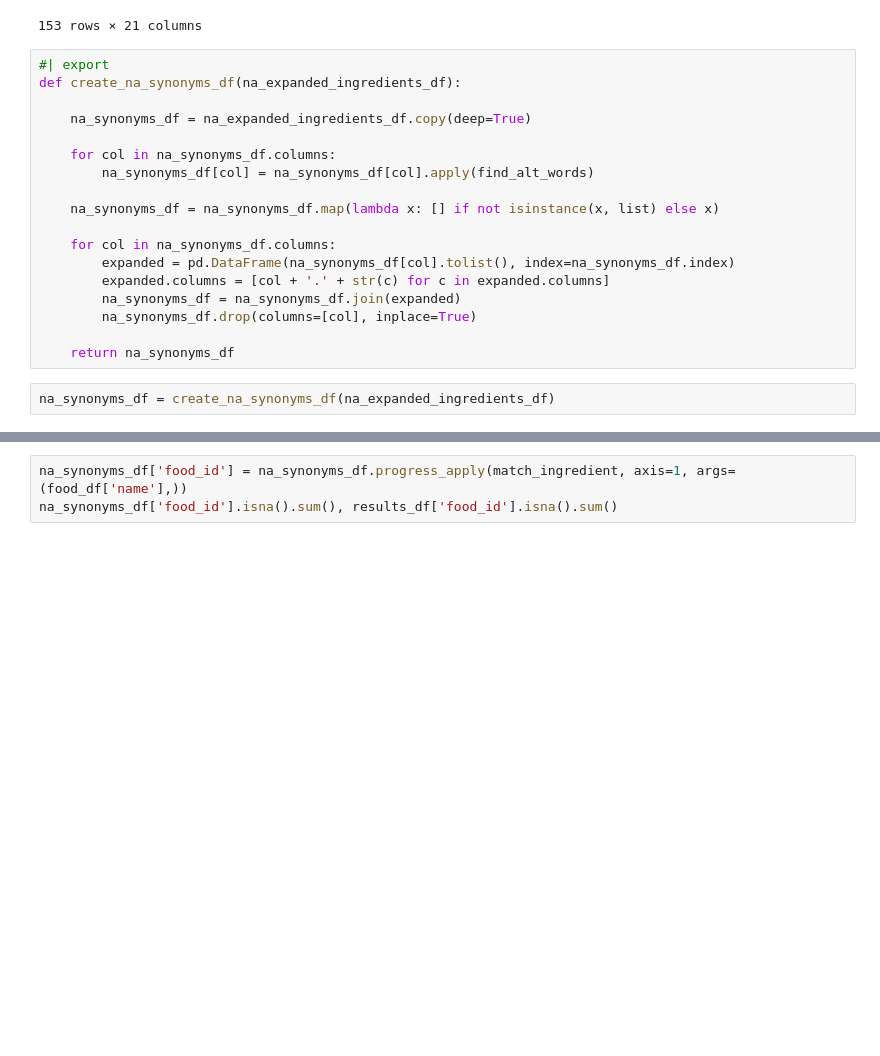
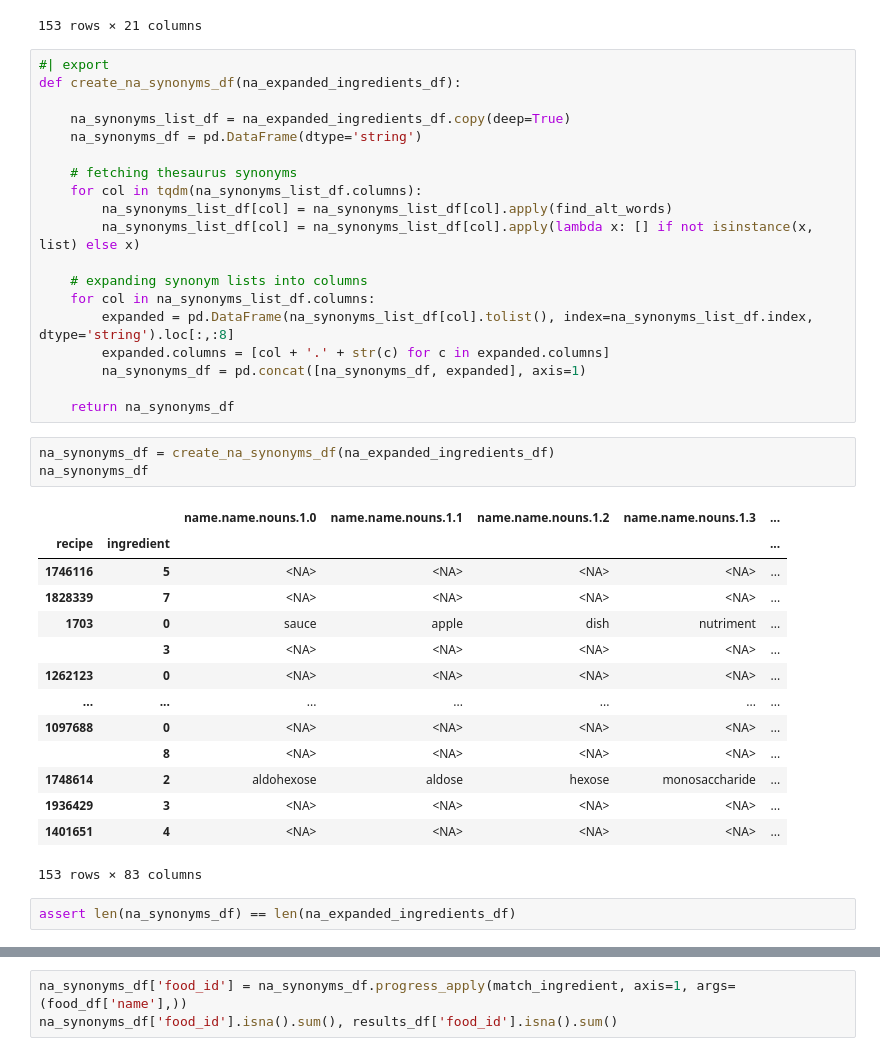
Before and after one commit to stephankostov/recipe-generator-dataset, a Jupyter notebook: notebooks/09-molecule-db-match.ipynb, the cells around one changed output, grey strips where cells are left out. Cells and saved outputs as stored; diff of their text form; blank space fills up the shorter version.

```diff
--- a/notebooks/09-molecule-db-match.ipynb
+++ b/notebooks/09-molecule-db-match.ipynb
@@ -340,19 +341,38 @@ na_expanded_ingredients_df
 #| export
 def create_na_synonyms_df(na_expanded_ingredients_df):
 
-    na_synonyms_df = na_expanded_ingredients_df.copy(deep=True)
+    na_synonyms_list_df = na_expanded_ingredients_df.copy(deep=True)
+    na_synonyms_df = pd.DataFrame(dtype='string')
 
-    for col in na_synonyms_df.columns:
-        na_synonyms_df[col] = na_synonyms_df[col].apply(find_alt_words)
+    # fetching thesaurus synonyms
+    for col in tqdm(na_synonyms_list_df.columns):
+        na_synonyms_list_df[col] = na_synonyms_list_df[col].apply(find_alt_words)
+        na_synonyms_list_df[col] = na_synonyms_list_df[col].apply(lambda x: [] if not isinstance(x, list) else x)
 
-    na_synonyms_df = na_synonyms_df.map(lambda x: [] if not isinstance(x, list) else x)
-
-    for col in na_synonyms_df.columns:
-        expanded = pd.DataFrame(na_synonyms_df[col].tolist(), index=na_synonyms_df.index)
+    # expanding synonym lists into columns
+    for col in na_synonyms_list_df.columns:
+        expanded = pd.DataFrame(na_synonyms_list_df[col].tolist(), index=na_synonyms_list_df.index, dtype='string').loc[:,:8]
         expanded.columns = [col + '.' + str(c) for c in expanded.columns]
-        na_synonyms_df = na_synonyms_df.join(expanded)
-        na_synonyms_df.drop(columns=[col], inplace=True)
+        na_synonyms_df = pd.concat([na_synonyms_df, expanded], axis=1)
 
     return na_synonyms_df
 # %%
 na_synonyms_df = create_na_synonyms_df(na_expanded_ingredients_df)
+na_synonyms_df
+# %% [output]
+|  |  | name.name.nouns.1.0 | name.name.nouns.1.1 | name.name.nouns.1.2 | name.name.nouns.1.3 | ... |
+| recipe | ingredient |  |  |  |  | ... |
+| 1746116 | 5 | <NA> | <NA> | <NA> | <NA> | ... |
+| 1828339 | 7 | <NA> | <NA> | <NA> | <NA> | ... |
+| 1703 | 0 | sauce | apple | dish | nutriment | ... |
+|  | 3 | <NA> | <NA> | <NA> | <NA> | ... |
+| 1262123 | 0 | <NA> | <NA> | <NA> | <NA> | ... |
+| ... | ... | ... | ... | ... | ... | ... |
+| 1097688 | 0 | <NA> | <NA> | <NA> | <NA> | ... |
+|  | 8 | <NA> | <NA> | <NA> | <NA> | ... |
+| 1748614 | 2 | aldohexose | aldose | hexose | monosaccharide | ... |
+| 1936429 | 3 | <NA> | <NA> | <NA> | <NA> | ... |
+| 1401651 | 4 | <NA> | <NA> | <NA> | <NA> | ... |
+153 rows × 83 columns
+# %%
+assert len(na_synonyms_df) == len(na_expanded_ingredients_df)
```
Also changed, not shown: parts of 2 cells of this notebook, 10 other files.
